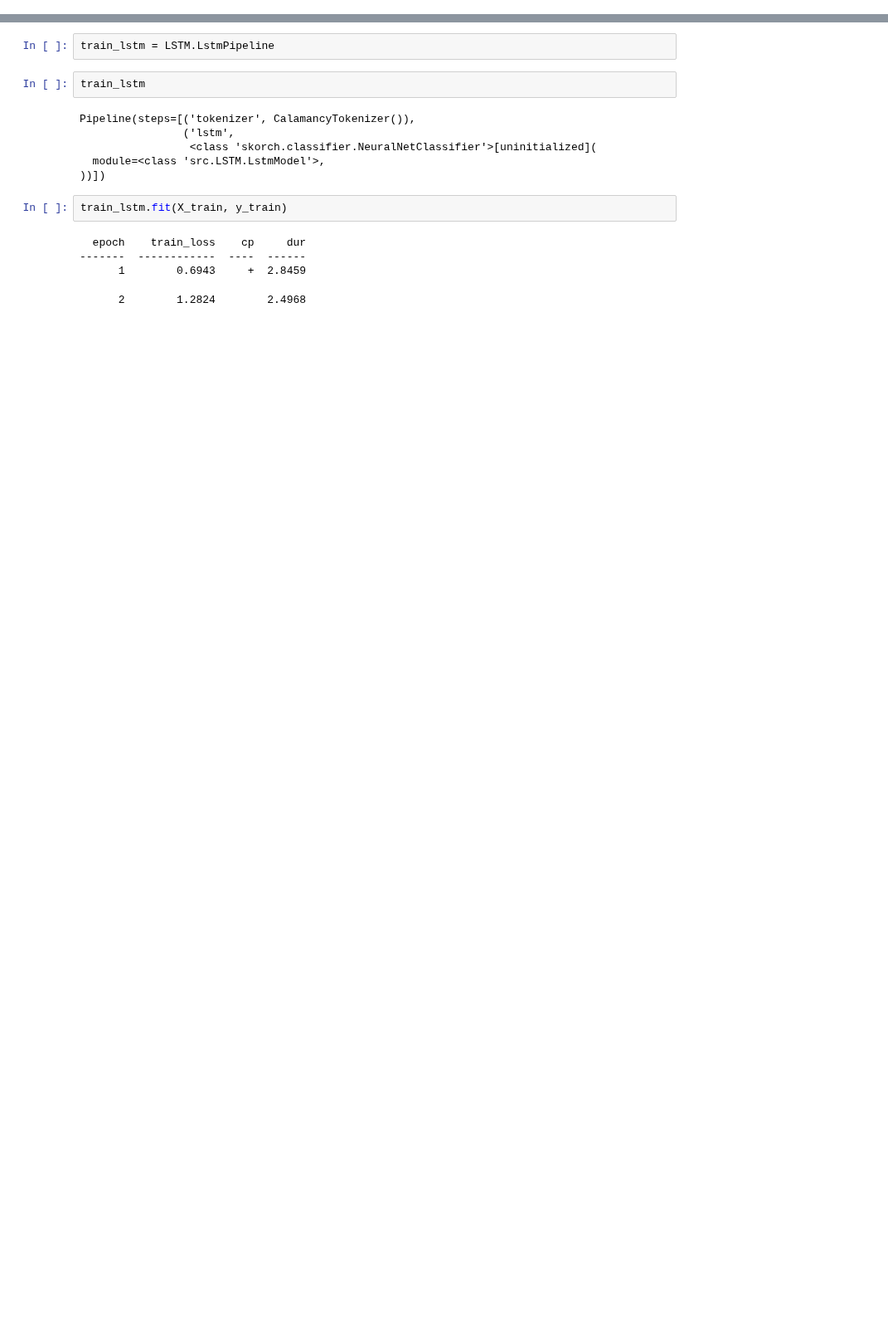
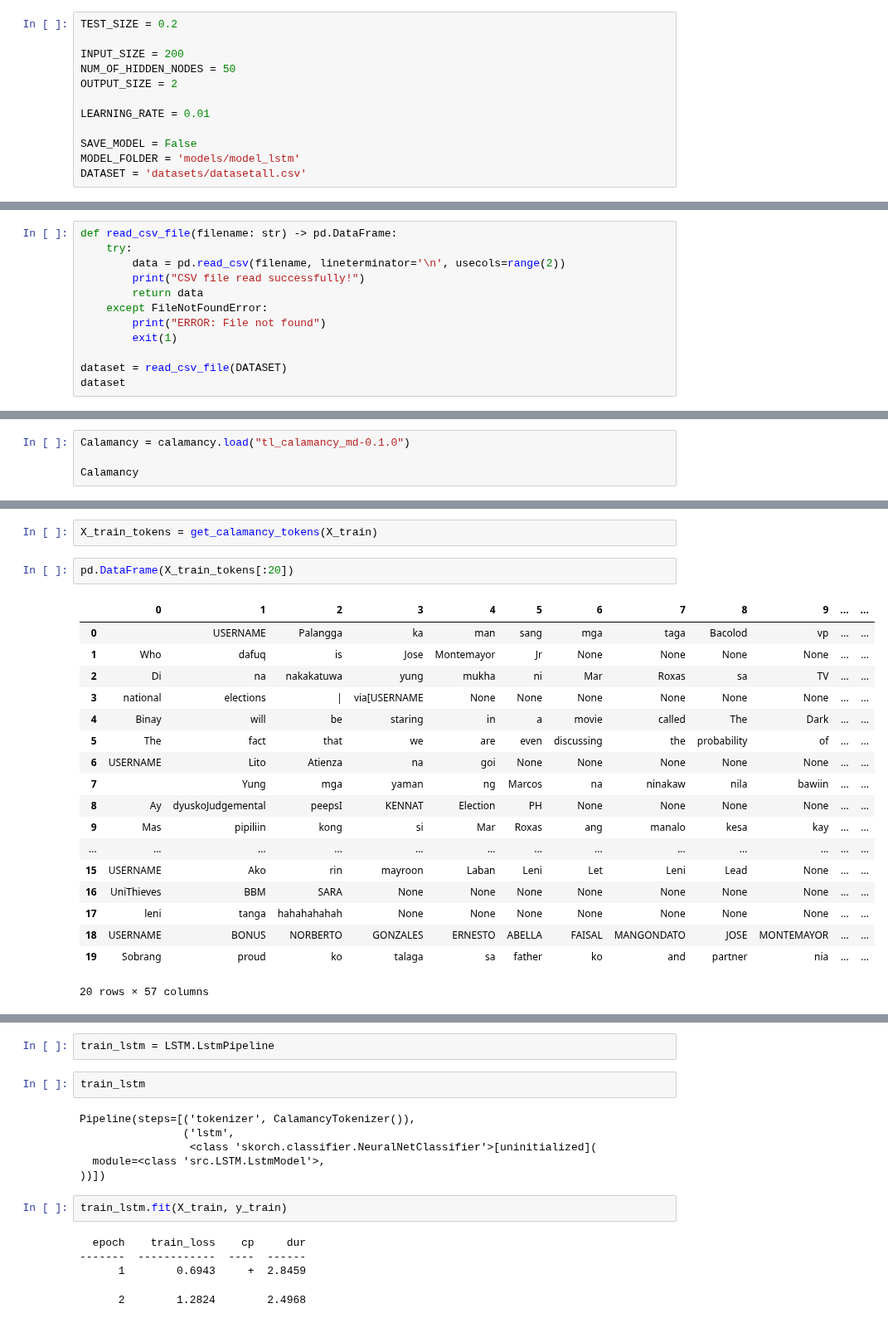
Before and after one commit to NateCross/tag-hate-elf, a Jupyter notebook: lstm_train.ipynb, the cells around one changed output, grey strips where cells are left out. Shown at 83% size. Cells and saved outputs as stored; diff of their text form; blank space fills up the shorter version.

Commit message:
Working on lstm

```diff
--- a/lstm_train.ipynb
+++ b/lstm_train.ipynb
@@ -66,0 +9,12 @@ Name: label, Length: 22769, dtype: int64
+# %%
+TEST_SIZE = 0.2
+
+INPUT_SIZE = 200
+NUM_OF_HIDDEN_NODES = 50
+OUTPUT_SIZE = 2
+
+LEARNING_RATE = 0.01
+
+SAVE_MODEL = False
+MODEL_FOLDER = 'models/model_lstm'
+DATASET = 'datasets/datasetall.csv'
@@ -66,0 +29,12 @@ Name: label, Length: 22769, dtype: int64
+# %%
+def read_csv_file(filename: str) -> pd.DataFrame:
+    try:
+        data = pd.read_csv(filename, lineterminator='\n', usecols=range(2))
+        print("CSV file read successfully!")
+        return data
+    except FileNotFoundError:
+        print("ERROR: File not found")
+        exit(1)
+
+dataset = read_csv_file(DATASET)
+dataset
@@ -110,0 +222,4 @@ Name: count, dtype: int64
+# %%
+Calamancy = calamancy.load("tl_calamancy_md-0.1.0")
+
+Calamancy
@@ -110,0 +273,23 @@ Name: count, dtype: int64
+# %%
+X_train_tokens = get_calamancy_tokens(X_train)
+# %%
+pd.DataFrame(X_train_tokens[:20])
+# %% [output]
+|  | 0 | 1 | 2 | 3 | 4 | 5 | 6 | 7 | 8 | 9 | ... | ... |
+| 0 |  | USERNAME | Palangga | ka | man | sang | mga | taga | Bacolod | vp | ... | ... |
+| 1 | Who | dafuq | is | Jose | Montemayor | Jr | None | None | None | None | ... | ... |
+| 2 | Di | na | nakakatuwa | yung | mukha | ni | Mar | Roxas | sa | TV | ... | ... |
+| 3 | national | elections | | | via[USERNAME | None | None | None | None | None | None | ... | ... |
+| 4 | Binay | will | be | staring | in | a | movie | called | The | Dark | ... | ... |
+| 5 | The | fact | that | we | are | even | discussing | the | probability | of | ... | ... |
+| 6 | USERNAME | Lito | Atienza | na | goi | None | None | None | None | None | ... | ... |
+| 7 |  | Yung | mga | yaman | ng | Marcos | na | ninakaw | nila | bawiin | ... | ... |
+| 8 | Ay | dyuskoJudgemental | peepsI | KENNAT | Election | PH | None | None | None | None | ... | ... |
+| 9 | Mas | pipiliin | kong | si | Mar | Roxas | ang | manalo | kesa | kay | ... | ... |
+| ... | ... | ... | ... | ... | ... | ... | ... | ... | ... | ... | ... | ... |
+| 15 | USERNAME | Ako | rin | mayroon | Laban | Leni | Let | Leni | Lead | None | ... | ... |
+| 16 | UniThieves | BBM | SARA | None | None | None | None | None | None | None | ... | ... |
+| 17 | leni | tanga | hahahahahah | None | None | None | None | None | None | None | ... | ... |
+| 18 | USERNAME | BONUS | NORBERTO | GONZALES | ERNESTO | ABELLA | FAISAL | MANGONDATO | JOSE | MONTEMAYOR | ... | ... |
+| 19 | Sobrang | proud | ko | talaga | sa | father | ko | and | partner | nia | ... | ... |
+20 rows × 57 columns
```
Also changed, not shown: parts of 28 cells of this notebook, 1 other file.
